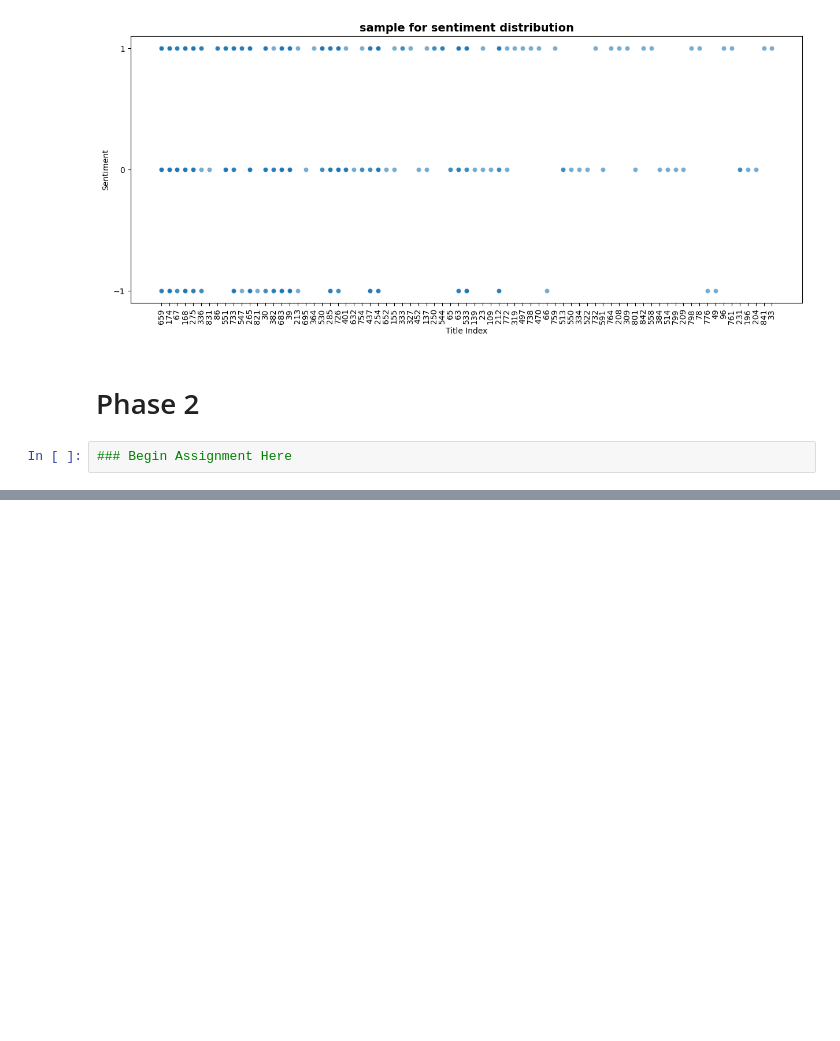
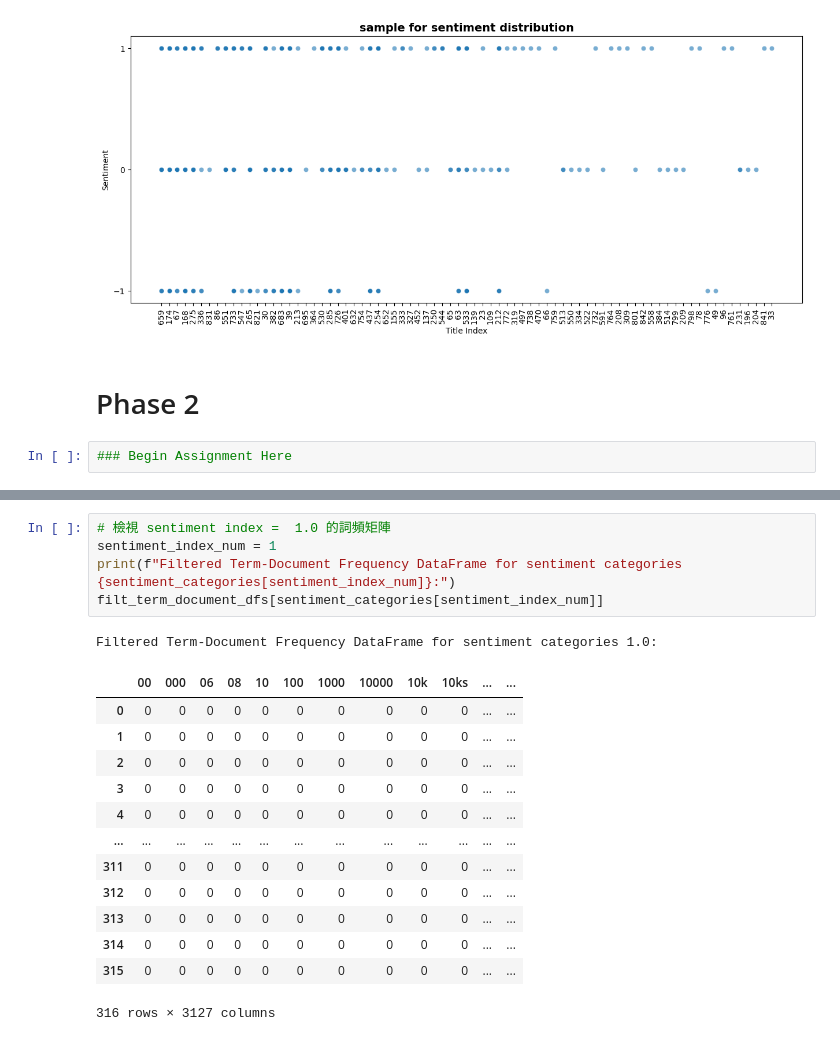
Before and after one commit to jungswork/DM2025-Lab1-Exercise, a Jupyter notebook: DM2025-Lab1-Homework.ipynb, the cells around one changed output, grey strips where cells are left out. Drawn from its saved outputs; the diff is of its cells as text; blank space fills up the shorter version.

```diff
--- a/DM2025-Lab1-Homework.ipynb
+++ b/DM2025-Lab1-Homework.ipynb
@@ -1010,0 +1082,20 @@ set_ticklabels() should only be used with a fixed number of ticks, i.e. after se
+# %%
+# 檢視 sentiment index =  1.0 的詞頻矩陣
+sentiment_index_num = 1
+print(f"Filtered Term-Document Frequency DataFrame for sentiment categories {sentiment_categories[sentiment_index_num]}:")
+filt_term_document_dfs[sentiment_categories[sentiment_index_num]]
+# %% [output]
+Filtered Term-Document Frequency DataFrame for sentiment categories 1.0:
+|  | 00 | 000 | 06 | 08 | 10 | 100 | 1000 | 10000 | 10k | 10ks | ... | ... |
+| 0 | 0 | 0 | 0 | 0 | 0 | 0 | 0 | 0 | 0 | 0 | ... | ... |
+| 1 | 0 | 0 | 0 | 0 | 0 | 0 | 0 | 0 | 0 | 0 | ... | ... |
+| 2 | 0 | 0 | 0 | 0 | 0 | 0 | 0 | 0 | 0 | 0 | ... | ... |
+| 3 | 0 | 0 | 0 | 0 | 0 | 0 | 0 | 0 | 0 | 0 | ... | ... |
+| 4 | 0 | 0 | 0 | 0 | 0 | 0 | 0 | 0 | 0 | 0 | ... | ... |
+| ... | ... | ... | ... | ... | ... | ... | ... | ... | ... | ... | ... | ... |
+| 311 | 0 | 0 | 0 | 0 | 0 | 0 | 0 | 0 | 0 | 0 | ... | ... |
+| 312 | 0 | 0 | 0 | 0 | 0 | 0 | 0 | 0 | 0 | 0 | ... | ... |
+| 313 | 0 | 0 | 0 | 0 | 0 | 0 | 0 | 0 | 0 | 0 | ... | ... |
+| 314 | 0 | 0 | 0 | 0 | 0 | 0 | 0 | 0 | 0 | 0 | ... | ... |
+| 315 | 0 | 0 | 0 | 0 | 0 | 0 | 0 | 0 | 0 | 0 | ... | ... |
+316 rows × 3127 columns
```
Also changed, not shown: parts of 15 cells of this notebook, 1 other file.
